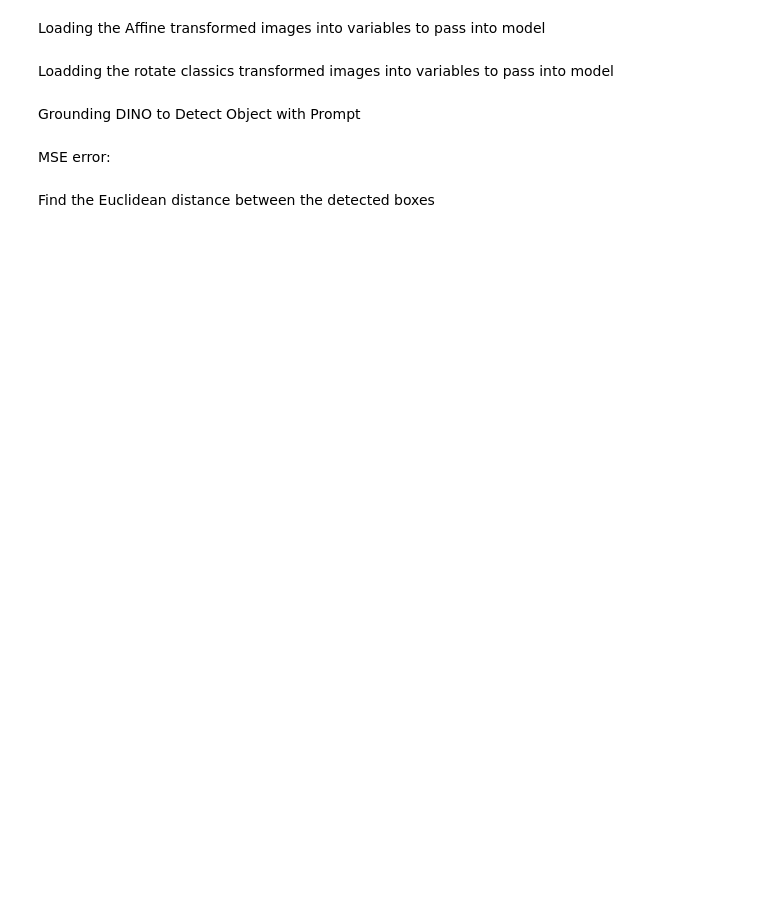
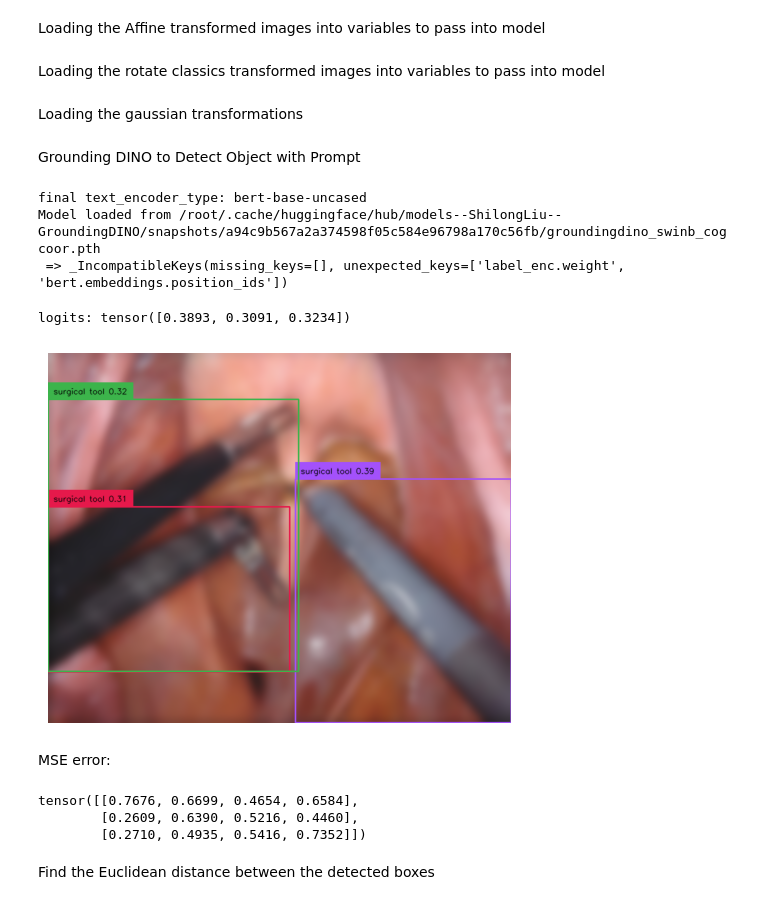
Before and after one commit to jenniferhiga/HCI_AI_RoboticSurgery, a Jupyter notebook: JH_Grounded_SAM_Tool_Instance_Segmentation.ipynb, the cells around one changed output. Drawn from its saved outputs; the diff is of its cells as text; code cells hidden in the pictures; blank space fills up the shorter version.

```diff
--- a/JH_Grounded_SAM_Tool_Instance_Segmentation.ipynb
+++ b/JH_Grounded_SAM_Tool_Instance_Segmentation.ipynb
@@ -435,7 +450,7 @@ image_source4, image4 = load_image('/content/Grounded-Segment-Anything/perturbed
 image_source5, image5 = load_image('/content/Grounded-Segment-Anything/perturbed_imgs/perturbed5.png')
 image_source6, image6 = load_image('/content/Grounded-Segment-Anything/perturbed_imgs/perturbed6.png')
 # %% [markdown]
-Loadding the rotate classics transformed images into variables to pass into model
+Loading the rotate classics transformed images into variables to pass into model
 # %%
 image_src_cropped, image_crop = load_image('/content/Grounded-Segment-Anything/cropped_imgs/crop0.png')
 image_src_cropped2, image_crop2 = load_image('/content/Grounded-Segment-Anything/cropped_imgs/crop1.png')
@@ -447,10 +462,25 @@ image_src_cropped6, image_crop6 = load_image('/content/Grounded-Segment-Anything
+# %% [markdown]
+Loading the gaussian transformations
+# %%
+image_src_gauss, image_gauss = load_image('/content/Grounded-Segment-Anything/gaussian_imgs/gaussian0.png')
+image_src_gauss2, image_gauss2 = load_image('/content/Grounded-Segment-Anything/gaussian_imgs/gaussian1.png')
+image_src_gauss3, image_gauss3 = load_image('/content/Grounded-Segment-Anything/gaussian_imgs/gaussian2.png')
+image_src_gauss4, image_gauss4 = load_image('/content/Grounded-Segment-Anything/gaussian_imgs/gaussian3.png')
+image_src_gauss5, image_gauss5 = load_image('/content/Grounded-Segment-Anything/gaussian_imgs/gaussian4.png')
+image_src_gauss6, image_gauss6 = load_image('/content/Grounded-Segment-Anything/gaussian_imgs/gaussian5.png')
+image_source, image = load_image('/content/Grounded-Segment-Anything/gaussian_imgs/gaussian6.png')
 # %% [markdown]
 Grounding DINO to Detect Object with Prompt
 # %%
-from GroundingDINO.groundingdino.models import build_model
-from GroundingDINO.groundingdino.util import box_ops
-from GroundingDINO.groundingdino.util.slconfig import SLConfig
-from GroundingDINO.groundingdino.util.utils import clean_state_dict, get_phrases_from_posmap
+# from GroundingDINO.groundingdino.models import build_model
+# from GroundingDINO.groundingdino.util import box_ops
+# from GroundingDINO.groundingdino.util.slconfig import SLConfig
+# from GroundingDINO.groundingdino.util.utils import clean_state_dict, get_phrases_from_posmap
+from groundingdino.models import build_model
+from groundingdino.util import box_ops
+from groundingdino.util.slconfig import SLConfig
+from groundingdino.util.utils import clean_state_dict, get_phrases_from_posmap
+
 import matplotlib.pyplot as plt
 
 def load_model_hf(repo_id, filename, ckpt_config_filename, device='cpu'):
@@ -462,39 +492,49 @@ def load_model_hf(repo_id, filename, ckpt_config_filename, device='cpu'):
 
     cache_file = hf_hub_download(repo_id=repo_id, filename=filename)
     checkpoint = torch.load(cache_file, map_location=device)
     log = model.load_state_dict(clean_state_dict(checkpoint['model']), strict=False)
     print("Model loaded from {} \n => {}".format(cache_file, log))
     _ = model.eval()
     return model
 
 ckpt_repo_id = "ShilongLiu/GroundingDINO"
 ckpt_filenmae = "groundingdino_swinb_cogcoor.pth"
 ckpt_config_filename = "GroundingDINO_SwinB.cfg.py"
 groundingdino_model = load_model_hf(ckpt_repo_id, ckpt_filenmae, ckpt_config_filename, device)
 
 
 def detect(image, text_prompt, model, box_threshold = 0.3, text_threshold = 0.25):
   boxes, logits, phrases = predict(
       model=model,
       image=image,
       caption=text_prompt,
       box_threshold=box_threshold,
       text_threshold=text_threshold
   )
 
-  annotated_frame = annotate(image_source=image_src_cropped6, boxes=boxes, logits=logits, phrases=phrases) # Update image_source variable
+  annotated_frame = annotate(image_source=image_source, boxes=boxes, logits=logits, phrases=phrases) # Update image_source variable
   print('logits:', logits)
   annotated_frame = annotated_frame[...,::-1] # BGR to RGB
   return annotated_frame, boxes
 
-annotated_frame, detected_boxes = detect(image=image_crop6, text_prompt="surgical tool", model=groundingdino_model) # Update image variable
+annotated_frame, detected_boxes = detect(image=image, text_prompt="surgical tool", model=groundingdino_model) # Update image variable
 predicted_img = Image.fromarray(annotated_frame)
 plt.imshow(predicted_img)
 plt.axis('OFF');
+# %% [output]
+final text_encoder_type: bert-base-uncased
+Model loaded from /root/.cache/huggingface/hub/models--ShilongLiu--GroundingDINO/snapshots/a94c9b567a2a374598f05c584e96798a170c56fb/groundingdino_swinb_cogcoor.pth
+ => _IncompatibleKeys(missing_keys=[], unexpected_keys=['label_enc.weight', 'bert.embeddings.position_ids'])
+logits: tensor([0.3893, 0.3091, 0.3234])
+[figure, added]
 # %% [markdown]
 MSE error:
 # %%
 detected_boxes
+# %% [output]
+tensor([[0.7676, 0.6699, 0.4654, 0.6584],
+        [0.2609, 0.6390, 0.5216, 0.4460],
+        [0.2710, 0.4935, 0.5416, 0.7352]])
 # %% [markdown]
 Find the Euclidean distance between the detected boxes
 # %%
```
Also changed, not shown: parts of 16 cells of this notebook.
